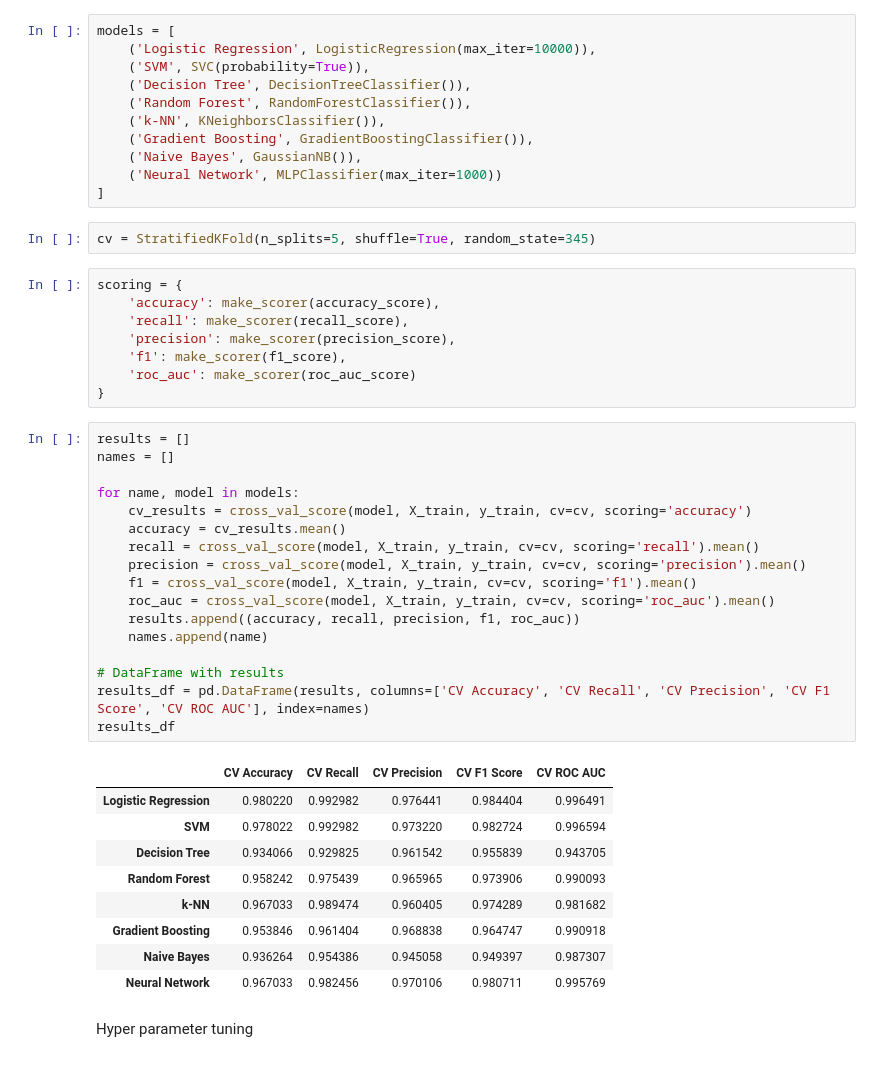
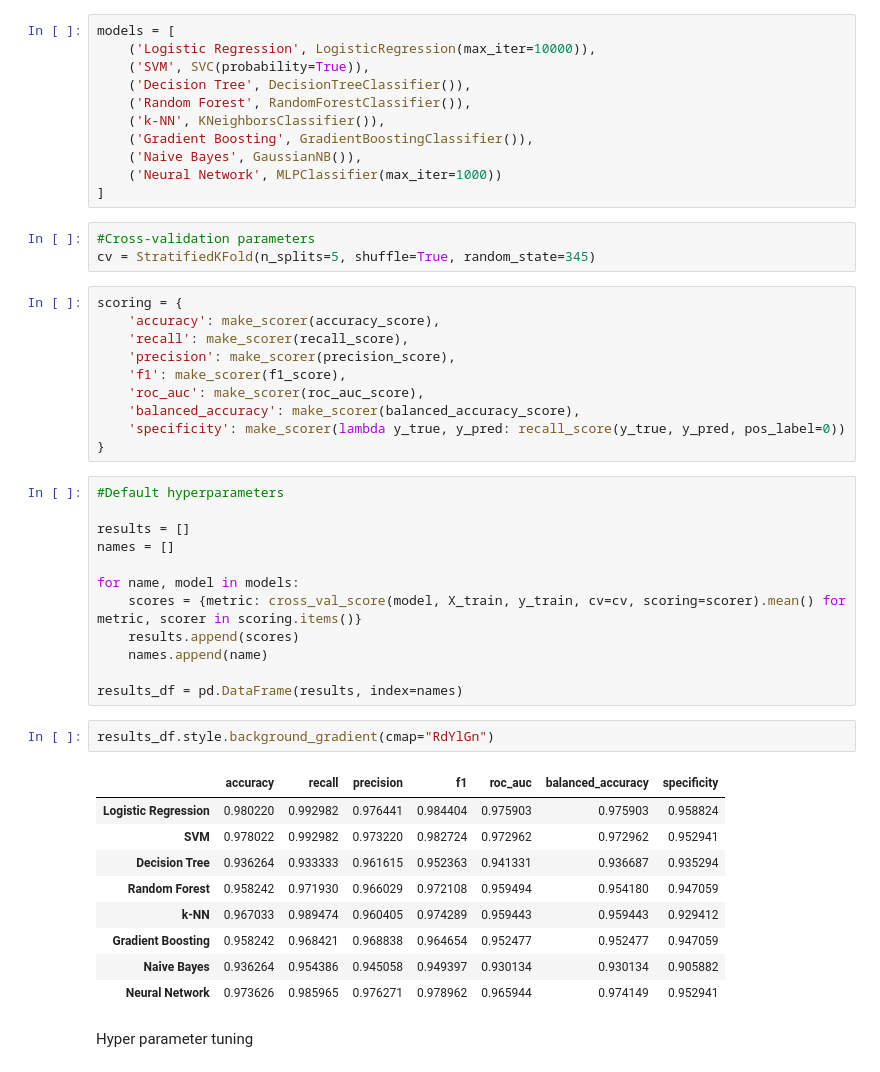
Before and after one commit to cezarylap/Algorythm-selection-and-Hyperparameter-tuning, a Jupyter notebook: Classification_CPU.ipynb, the cells around one changed output. Drawn from its saved outputs; the diff is of its cells as text.

```diff
--- a/Classification_CPU.ipynb
+++ b/Classification_CPU.ipynb
@@ -38,6 +38,7 @@ models = [
     ('Neural Network', MLPClassifier(max_iter=1000))
 ]
 # %%
+#Cross-validation parameters
 cv = StratifiedKFold(n_splits=5, shuffle=True, random_state=345)
 # %%
 scoring = {
@@ -45,35 +46,34 @@ scoring = {
     'recall': make_scorer(recall_score),
     'precision': make_scorer(precision_score),
     'f1': make_scorer(f1_score),
-    'roc_auc': make_scorer(roc_auc_score)
+    'roc_auc': make_scorer(roc_auc_score),
+    'balanced_accuracy': make_scorer(balanced_accuracy_score),
+    'specificity': make_scorer(lambda y_true, y_pred: recall_score(y_true, y_pred, pos_label=0))
 }
-# %%
-results = []
-names = []
-
-for name, model in models:
-    cv_results = cross_val_score(model, X_train, y_train, cv=cv, scoring='accuracy')
-    accuracy = cv_results.mean()
-    recall = cross_val_score(model, X_train, y_train, cv=cv, scoring='recall').mean()
-    precision = cross_val_score(model, X_train, y_train, cv=cv, scoring='precision').mean()
-    f1 = cross_val_score(model, X_train, y_train, cv=cv, scoring='f1').mean()
-    roc_auc = cross_val_score(model, X_train, y_train, cv=cv, scoring='roc_auc').mean()
-    results.append((accuracy, recall, precision, f1, roc_auc))
-    names.append(name)
-
-# DataFrame with results
-results_df = pd.DataFrame(results, columns=['CV Accuracy', 'CV Recall', 'CV Precision', 'CV F1 Score', 'CV ROC AUC'], index=names)
-results_df
-# %% [output]
-|  | CV Accuracy | CV Recall | CV Precision | CV F1 Score | CV ROC AUC |
-| Logistic Regression | 0.980220 | 0.992982 | 0.976441 | 0.984404 | 0.996491 |
-| SVM | 0.978022 | 0.992982 | 0.973220 | 0.982724 | 0.996594 |
-| Decision Tree | 0.934066 | 0.929825 | 0.961542 | 0.955839 | 0.943705 |
-| Random Forest | 0.958242 | 0.975439 | 0.965965 | 0.973906 | 0.990093 |
-| k-NN | 0.967033 | 0.989474 | 0.960405 | 0.974289 | 0.981682 |
-| Gradient Boosting | 0.953846 | 0.961404 | 0.968838 | 0.964747 | 0.990918 |
-| Naive Bayes | 0.936264 | 0.954386 | 0.945058 | 0.949397 | 0.987307 |
-| Neural Network | 0.967033 | 0.982456 | 0.970106 | 0.980711 | 0.995769 |
+# %%
+#Default hyperparameters
+
+results = []
+names = []
+
+for name, model in models:
+    scores = {metric: cross_val_score(model, X_train, y_train, cv=cv, scoring=scorer).mean() for metric, scorer in scoring.items()}
+    results.append(scores)
+    names.append(name)
+
+results_df = pd.DataFrame(results, index=names)
+# %%
+results_df.style.background_gradient(cmap="RdYlGn")
+# %% [output]
+|  | accuracy | recall | precision | f1 | roc_auc | balanced_accuracy | specificity |
+| Logistic Regression | 0.980220 | 0.992982 | 0.976441 | 0.984404 | 0.975903 | 0.975903 | 0.958824 |
+| SVM | 0.978022 | 0.992982 | 0.973220 | 0.982724 | 0.972962 | 0.972962 | 0.952941 |
+| Decision Tree | 0.936264 | 0.933333 | 0.961615 | 0.952363 | 0.941331 | 0.936687 | 0.935294 |
+| Random Forest | 0.958242 | 0.971930 | 0.966029 | 0.972108 | 0.959494 | 0.954180 | 0.947059 |
+| k-NN | 0.967033 | 0.989474 | 0.960405 | 0.974289 | 0.959443 | 0.959443 | 0.929412 |
+| Gradient Boosting | 0.958242 | 0.968421 | 0.968838 | 0.964654 | 0.952477 | 0.952477 | 0.947059 |
+| Naive Bayes | 0.936264 | 0.954386 | 0.945058 | 0.949397 | 0.930134 | 0.930134 | 0.905882 |
+| Neural Network | 0.973626 | 0.985965 | 0.976271 | 0.978962 | 0.965944 | 0.974149 | 0.952941 |
 # %% [markdown]
 Hyper parameter tuning
 # %%
```
Also changed, not shown: parts of 2 cells of this notebook, 1 other file.
